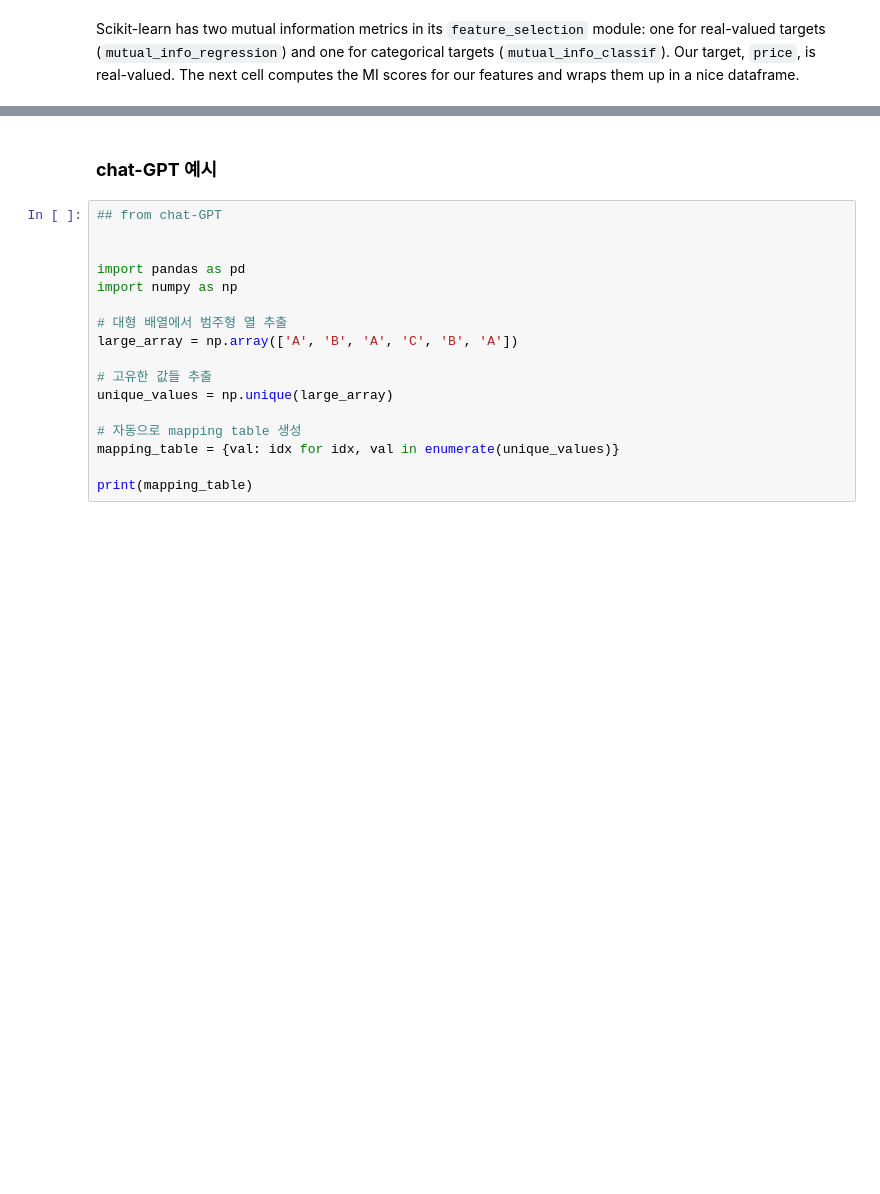
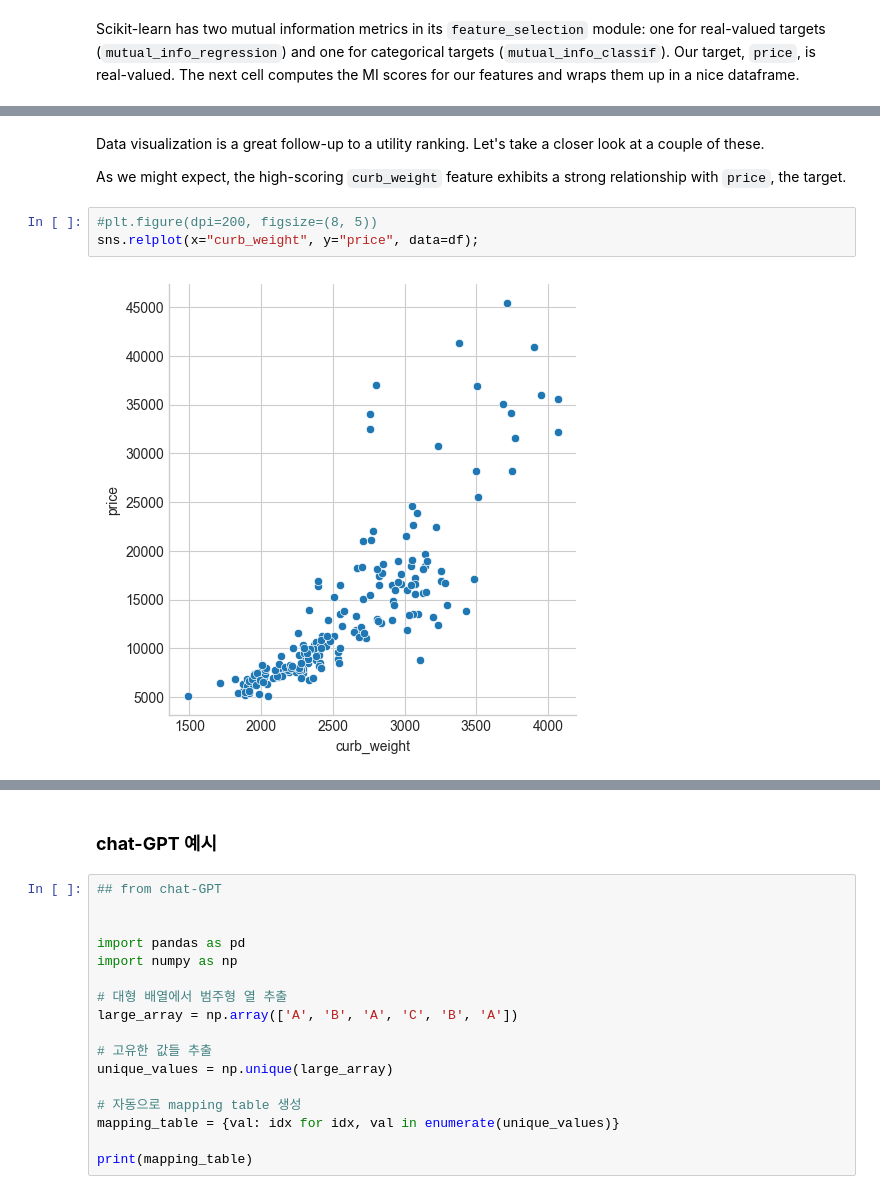
Before and after one commit to kyun1016/kaggle, a Jupyter notebook: kaggle/notebook/Feature_Engineering.ipynb, the cells around one changed output, grey strips where cells are left out. Drawn from its saved outputs; the diff is of its cells as text; blank space fills up the shorter version.

```diff
--- a/kaggle/notebook/Feature_Engineering.ipynb
+++ b/kaggle/notebook/Feature_Engineering.ipynb
@@ -274,0 +280,9 @@ Name: MI Scores, dtype: float64
+# %% [markdown]
+Data visualization is a great follow-up to a utility ranking. Let's take a closer look at a couple of these.
+
+As we might expect, the high-scoring `curb_weight` feature exhibits a strong relationship with `price`, the target.
+# %%
+#plt.figure(dpi=200, figsize=(8, 5))
+sns.relplot(x="curb_weight", y="price", data=df);
+# %% [output]
+[figure, added]
```
Also changed, not shown: parts of 38 cells of this notebook.
